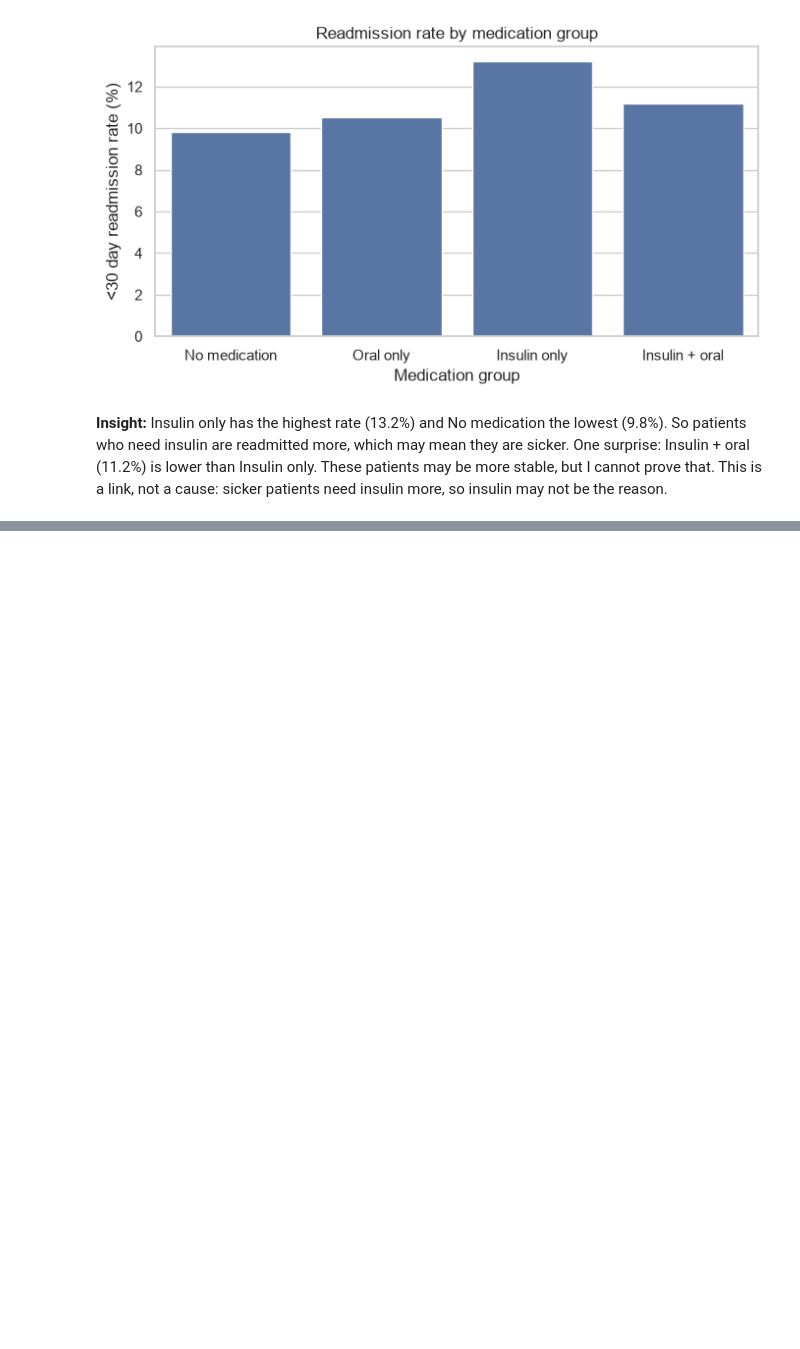
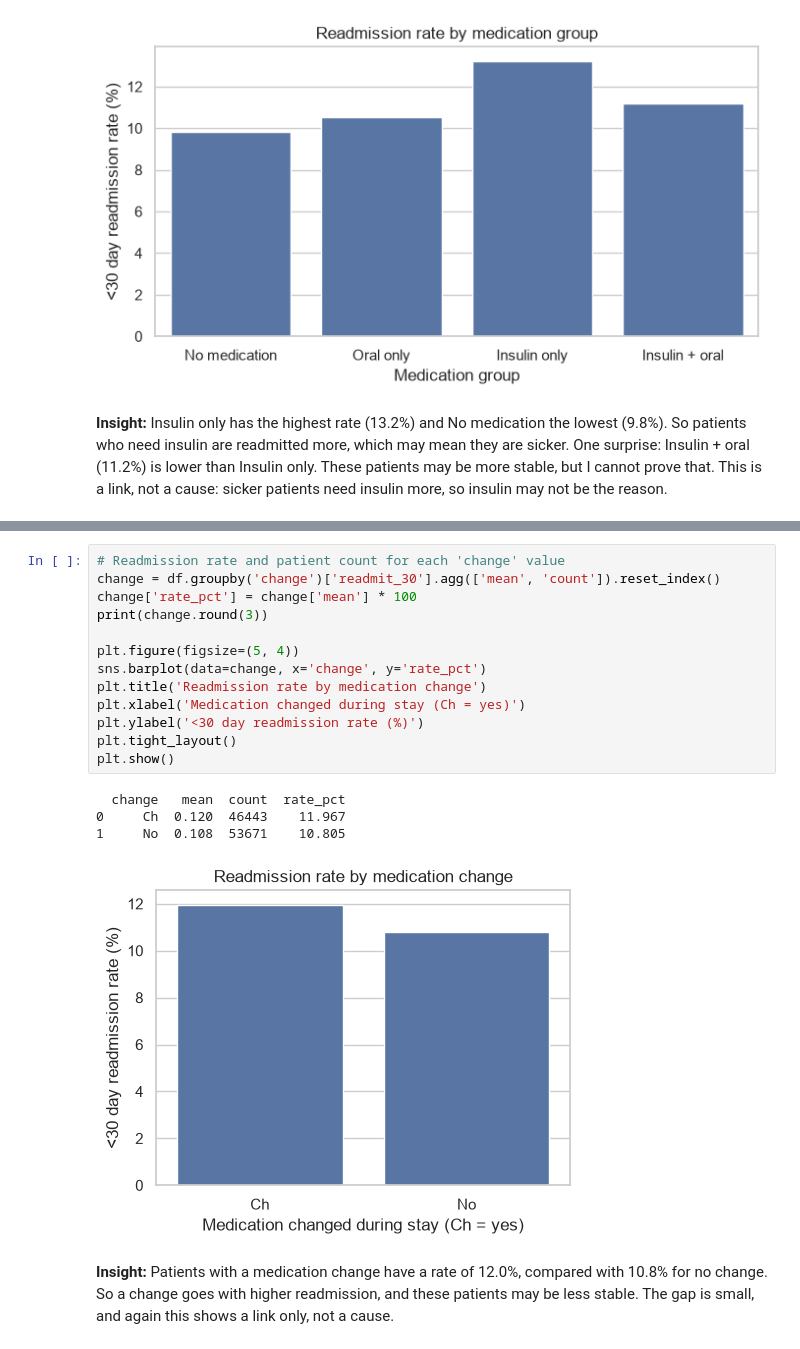
Before and after one commit to ANu-771/ITS-2122-Python-for-Data-Science-AI-Group-Project, a Jupyter notebook: notebooks/03_exploratory_data_analysis_part_02.ipynb, the cells around one changed output, grey strips where cells are left out. Cells and saved outputs as stored; diff of their text form; blank space fills up the shorter version.

Commit message:
medication change

```diff
--- a/notebooks/03_exploratory_data_analysis_part_02.ipynb
+++ b/notebooks/03_exploratory_data_analysis_part_02.ipynb
@@ -212,0 +219,20 @@ plt.show()
+# %%
+# Readmission rate and patient count for each 'change' value
+change = df.groupby('change')['readmit_30'].agg(['mean', 'count']).reset_index()
+change['rate_pct'] = change['mean'] * 100
+print(change.round(3))
+
+plt.figure(figsize=(5, 4))
+sns.barplot(data=change, x='change', y='rate_pct')
+plt.title('Readmission rate by medication change')
+plt.xlabel('Medication changed during stay (Ch = yes)')
+plt.ylabel('<30 day readmission rate (%)')
+plt.tight_layout()
+plt.show()
+# %% [output]
+  change   mean  count  rate_pct
+0     Ch  0.120  46443    11.967
+1     No  0.108  53671    10.805
+[figure, added]
+# %% [markdown]
+ **Insight:** Patients with a medication change have a rate of 12.0%, compared with 10.8% for no change. So a change goes with higher readmission, and these patients may be less stable. The gap is small, and again this shows a link only, not a cause.
```
Also changed, not shown: parts of 1 cell of this notebook.
